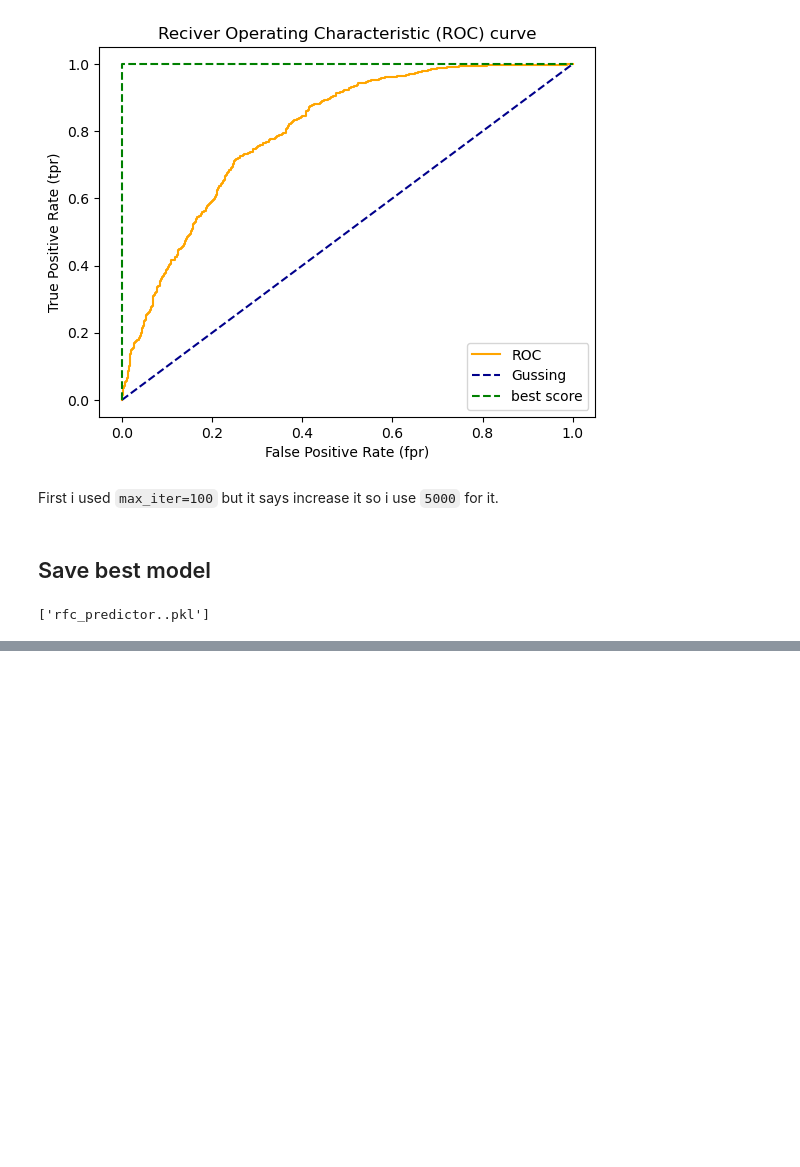
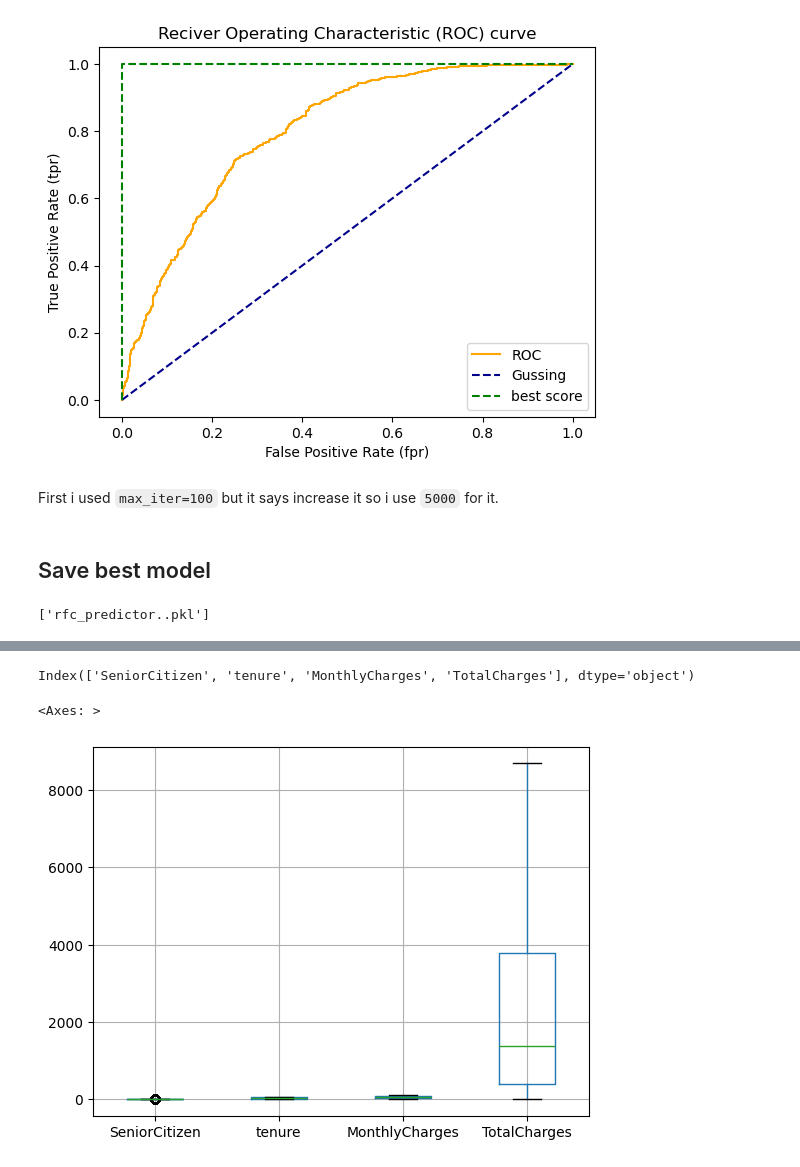
Before and after one commit to sirUnchained/Machine-Learning-and-Data-Analysis, a Jupyter notebook: Telco Customer Churn Predict/main.ipynb, the cells around one changed output, grey strips where cells are left out. Drawn from its saved outputs; the diff is of its cells as text; code cells hidden in the pictures; blank space fills up the shorter version.

```diff
--- a/Telco Customer Churn Predict/main.ipynb
+++ b/Telco Customer Churn Predict/main.ipynb
@@ -445,0 +528,12 @@ model = joblib.load(f"{MODEL_NAME}.pkl")
+# %%
+floatList = []
+
+for val in df['TotalCharges']:
+    try:
+        floatList.append(float(val))
+    except:
+        floatList.append(0.)
+
+df['TotalCharges'] = floatList
+
+df['TotalCharges'].astype("float32")
@@ -445,0 +553,11 @@ model = joblib.load(f"{MODEL_NAME}.pkl")
+# %%
+num_cols = df.select_dtypes(exclude="object")
+
+num_cols.columns
+# %% [output]
+Index(['SeniorCitizen', 'tenure', 'MonthlyCharges', 'TotalCharges'], dtype='object')
+# %%
+num_cols.boxplot()
+# %% [output]
+<Axes: >
+[figure, added]
```
Also changed, not shown: parts of 58 cells of this notebook, 4 other files.
